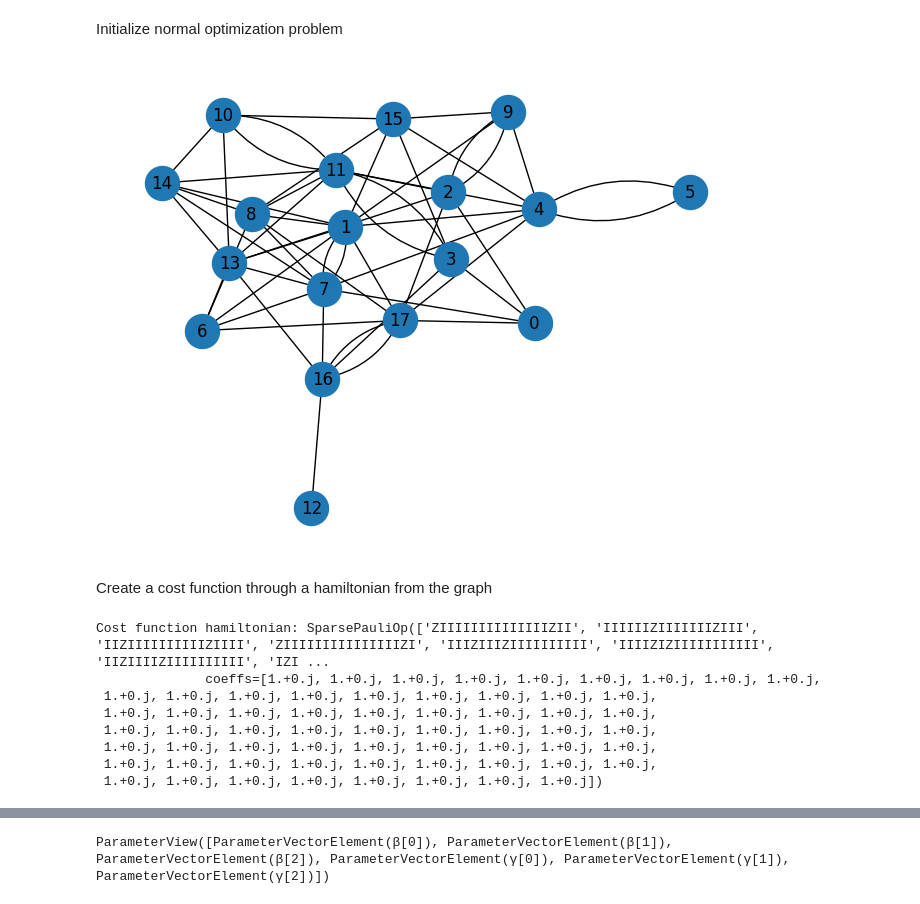
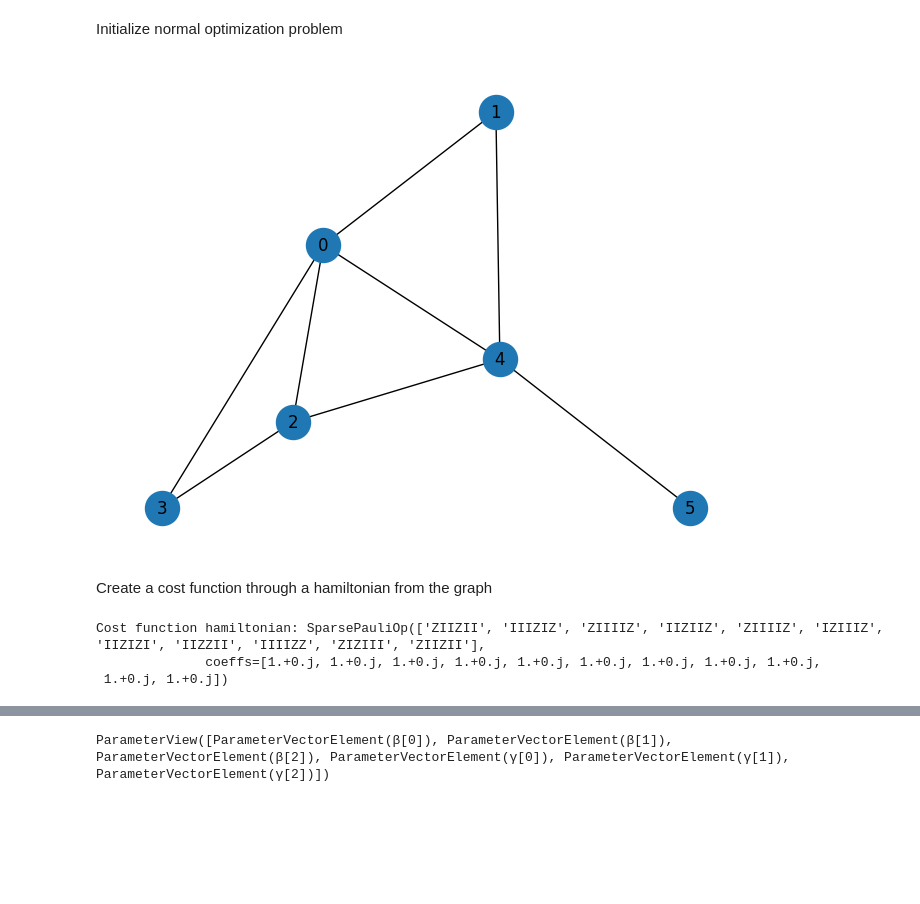
Before and after one commit to Smeidir/QAOA, a Jupyter notebook: MaxCutQaoa.ipynb, the cells around one changed output, grey strips where cells are left out. Saved outputs shown, nothing was run; the diff lists cells and outputs as text; code cells hidden in the pictures; blank space fills up the shorter version.

```diff
--- a/MaxCutQaoa.ipynb
+++ b/MaxCutQaoa.ipynb
@@ -22,35 +22,35 @@ def make_default_graph(nodes = 4):
     return graph
 
 def make_random_graph(nodes = 5):
     default_weight = 1
     graph = rx.PyGraph()
     rng = np.random.default_rng(seed = 173)
     graph.add_nodes_from(np.arange(0,nodes,1))
     edge_list= [(random.randint(0,nodes-1),random.randint(0,nodes-1),1) for _ in range(2*nodes)]
 
     edge_list = [edge for edge in edge_list if (edge[1],edge[0],1.0) not in edge_list] #remove dupes
 
 
     graph.add_edges_from(edge_list)
 
     while not is_connected(graph):
         #naive function iteratively adds edges until the graph is connected. can be immensely improved but runs fast enough
         edge = (random.randint(0,nodes-1),random.randint(0,nodes-1),1)
         mirror_edge = (edge[1],edge[0],1.0)
 
         if edge not in graph.edge_list() and mirror_edge not in graph.edge_list(): #adding, but avoiding dupes
             graph.add_edges_from([(random.randint(0,nodes-1),random.randint(0,nodes-1),1) for _ in range(1)])
 
     return graph
 
-num_qubits = 18
+num_qubits =6
 depth = 3
 graph = make_random_graph(num_qubits)
 
 
 draw_graph(graph, node_size = 600, with_labels = True)
 # %% [output]
-[figure, old version]
+[figure, new version]
 # %% [markdown]
 Create a cost function through a hamiltonian from the graph
 # %%
@@ -78,14 +78,9 @@ cost_hamiltonian = SparsePauliOp.from_list(max_cut_paulis)
 
 print("Cost function hamiltonian:", cost_hamiltonian)
 # %% [output]
-Cost function hamiltonian: SparsePauliOp(['ZIIIIIIIIIIIIIIZII', 'IIIIIIZIIIIIIIZIII', 'IIZIIIIIIIIIIZIIII', 'ZIIIIIIIIIIIIIIIZI', 'IIIZIIIZIIIIIIIIII', 'IIIIZIZIIIIIIIIIII', 'IIZIIIIZIIIIIIIIII', 'IZI ...
+Cost function hamiltonian: SparsePauliOp(['ZIIZII', 'IIIZIZ', 'ZIIIIZ', 'IIZIIZ', 'ZIIIIZ', 'IZIIIZ', 'IIZIZI', 'IIZZII', 'IIIIZZ', 'ZIZIII', 'ZIIZII'],
               coeffs=[1.+0.j, 1.+0.j, 1.+0.j, 1.+0.j, 1.+0.j, 1.+0.j, 1.+0.j, 1.+0.j, 1.+0.j,
- 1.+0.j, 1.+0.j, 1.+0.j, 1.+0.j, 1.+0.j, 1.+0.j, 1.+0.j, 1.+0.j, 1.+0.j,
- 1.+0.j, 1.+0.j, 1.+0.j, 1.+0.j, 1.+0.j, 1.+0.j, 1.+0.j, 1.+0.j, 1.+0.j,
- 1.+0.j, 1.+0.j, 1.+0.j, 1.+0.j, 1.+0.j, 1.+0.j, 1.+0.j, 1.+0.j, 1.+0.j,
- 1.+0.j, 1.+0.j, 1.+0.j, 1.+0.j, 1.+0.j, 1.+0.j, 1.+0.j, 1.+0.j, 1.+0.j,
- 1.+0.j, 1.+0.j, 1.+0.j, 1.+0.j, 1.+0.j, 1.+0.j, 1.+0.j, 1.+0.j, 1.+0.j,
- 1.+0.j, 1.+0.j, 1.+0.j, 1.+0.j, 1.+0.j, 1.+0.j, 1.+0.j, 1.+0.j])
+ 1.+0.j, 1.+0.j])
 # %%
 from qiskit.circuit.library import QAOAAnsatz
 
```
Also changed, not shown: parts of 13 cells of this notebook, 56 other files.
